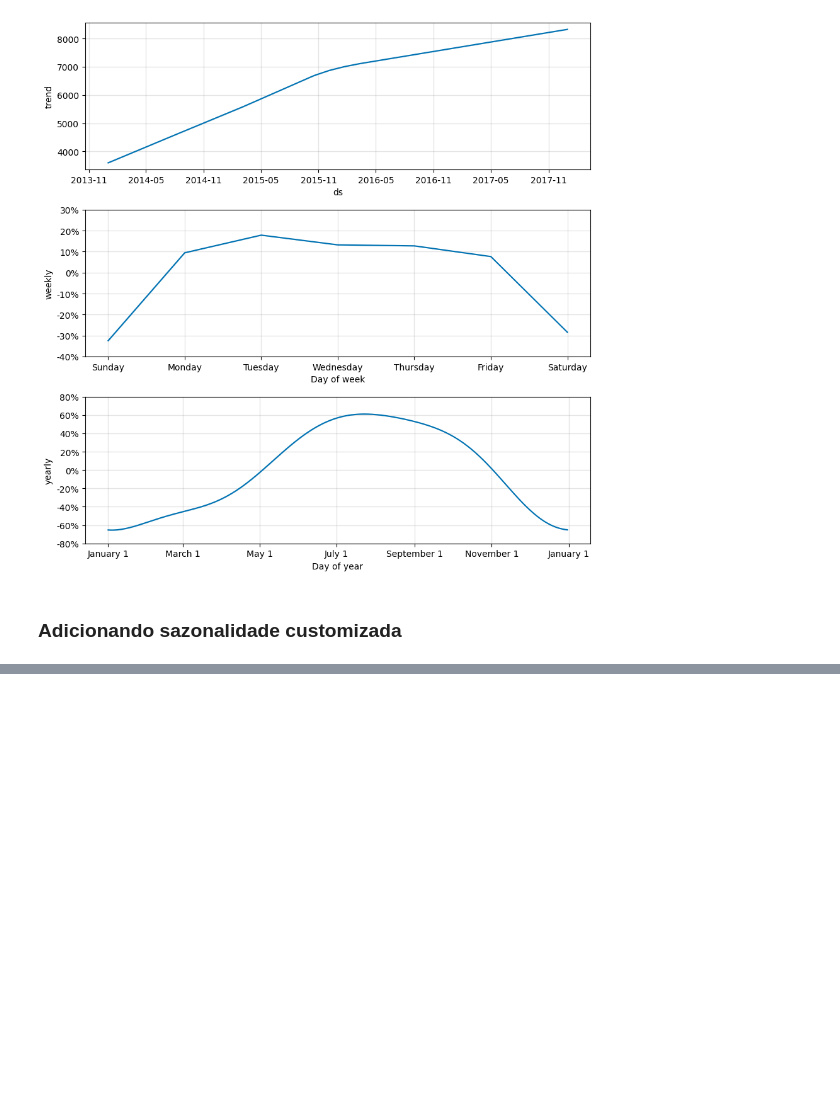
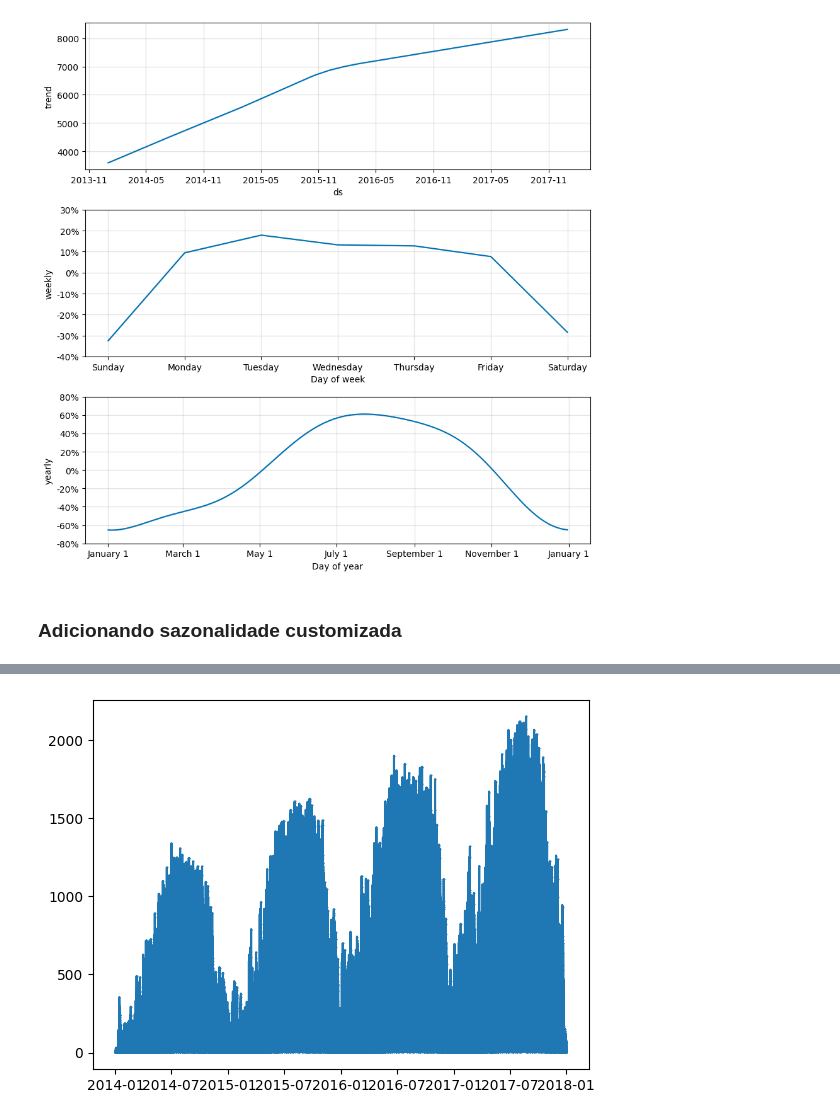
Before and after one commit to rodolphomacedo/prophet, a Jupyter notebook: Cap4 - Sazonalidade.ipynb, the cells around one changed output, grey strips where cells are left out. Cells and saved outputs as stored; diff of their text form; code cells hidden in the pictures; blank space fills up the shorter version.

```diff
--- a/Cap4 - Sazonalidade.ipynb
+++ b/Cap4 - Sazonalidade.ipynb
@@ -138,0 +199,5 @@ pg 78
+# %%
+df = pd.read_csv('./data/divvy_hourly.csv')
+df['date'] = pd.to_datetime(df['date'])
+df.columns = ['ds', 'y']
+df.head()
@@ -138,0 +211,5 @@ pg 78
+# %%
+plt.plot(df.ds, df.y, ms=0.4, marker='o')
+plt.show()
+# %% [output]
+[figure, added]
```
Also changed, not shown: parts of 20 cells of this notebook.
